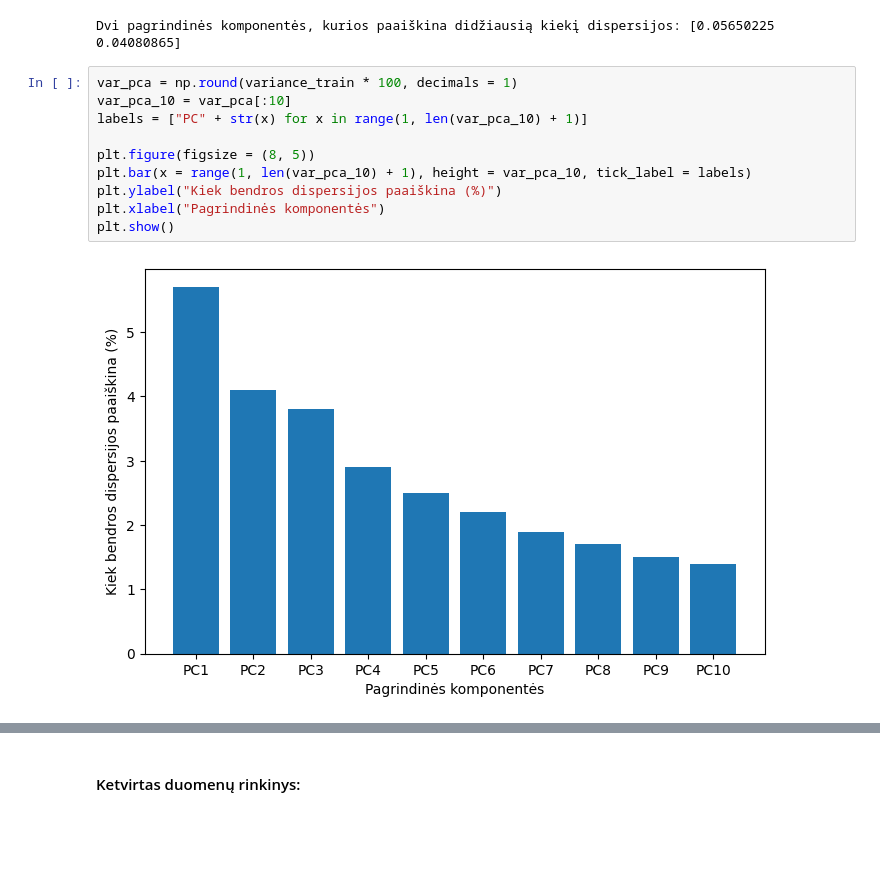
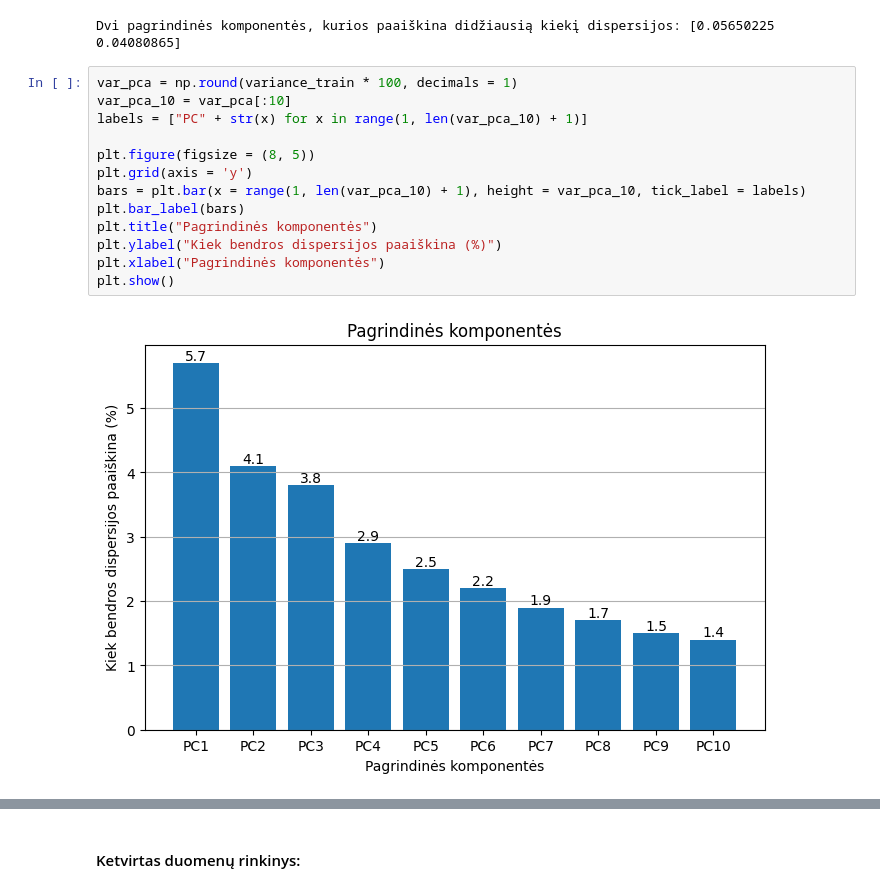
Before and after one commit to EvelinaDu/Papildomi_duomenu_vizualizavimo_skyriai, a Jupyter notebook: Algoritmas/kodas.ipynb, the cells around one changed output, grey strips where cells are left out. Saved outputs shown, nothing was run; the diff lists cells and outputs as text; blank space fills up the shorter version.

```diff
--- a/Algoritmas/kodas.ipynb
+++ b/Algoritmas/kodas.ipynb
@@ -124,13 +131,16 @@ Dvi pagrindinės komponentės, kurios paaiškina didžiausią kiekį dispersijos
 # %%
 var_pca = np.round(variance_train * 100, decimals = 1)
 var_pca_10 = var_pca[:10]
 labels = ["PC" + str(x) for x in range(1, len(var_pca_10) + 1)]
 
 plt.figure(figsize = (8, 5))
-plt.bar(x = range(1, len(var_pca_10) + 1), height = var_pca_10, tick_label = labels)
+plt.grid(axis = 'y')
+bars = plt.bar(x = range(1, len(var_pca_10) + 1), height = var_pca_10, tick_label = labels)
+plt.bar_label(bars)
+plt.title("Pagrindinės komponentės")
 plt.ylabel("Kiek bendros dispersijos paaiškina (%)")
 plt.xlabel("Pagrindinės komponentės")
 plt.show()
 # %% [output]
-[figure, old version]
+[figure, new version]
 # %%
```
Also changed, not shown: parts of 8 cells of this notebook.
